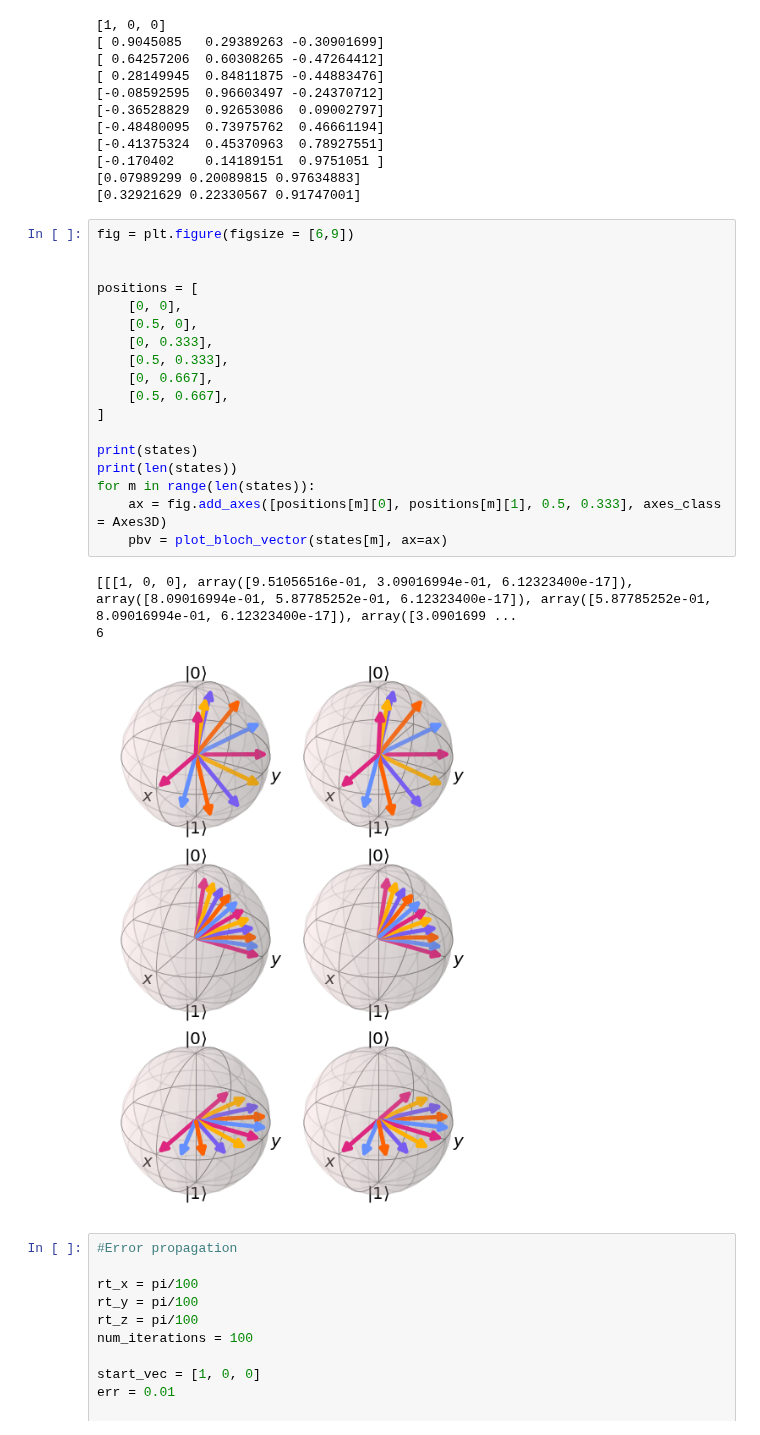
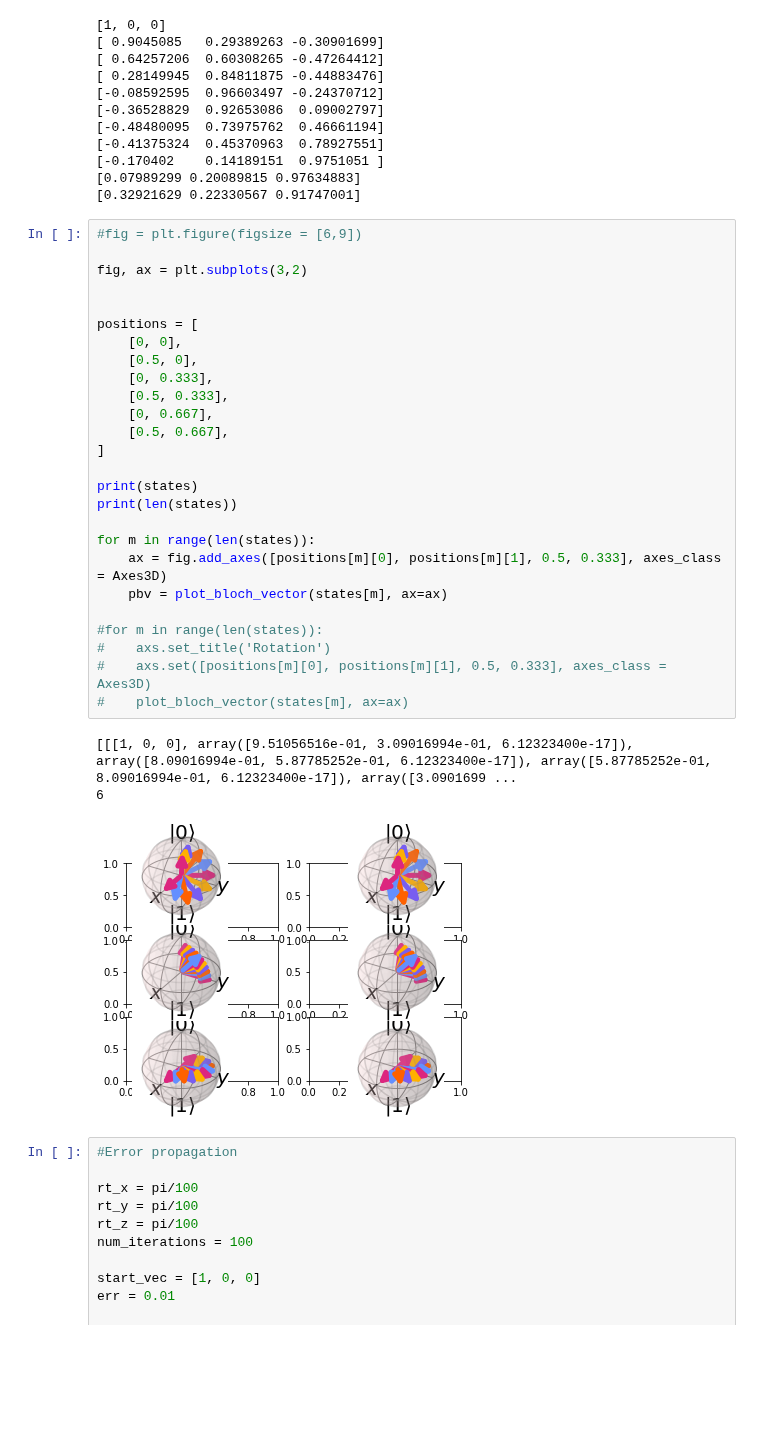
Before and after one commit to Sultanow/quantum, a Jupyter notebook: bloch_sphere/rotate_su2_qiskit_showcase.ipynb, the cells around one changed output. Drawn from its saved outputs; the diff is of its cells as text; blank space fills up the shorter version.

```diff
--- a/bloch_sphere/rotate_su2_qiskit_showcase.ipynb
+++ b/bloch_sphere/rotate_su2_qiskit_showcase.ipynb
@@ -447,27 +447,35 @@ states.append(sv)
 [0.07989299 0.20089815 0.97634883]
 [0.32921629 0.22330567 0.91747001]
 # %%
-fig = plt.figure(figsize = [6,9])
+#fig = plt.figure(figsize = [6,9])
+
+fig, ax = plt.subplots(3,2)
 
 
 positions = [
     [0, 0],
     [0.5, 0],
     [0, 0.333],
     [0.5, 0.333],
     [0, 0.667],
     [0.5, 0.667],
 ]
 
 print(states)
 print(len(states))
+
 for m in range(len(states)):
     ax = fig.add_axes([positions[m][0], positions[m][1], 0.5, 0.333], axes_class = Axes3D)
     pbv = plot_bloch_vector(states[m], ax=ax)
+
+#for m in range(len(states)):
+#    axs.set_title('Rotation')
+#    axs.set([positions[m][0], positions[m][1], 0.5, 0.333], axes_class = Axes3D)
+#    plot_bloch_vector(states[m], ax=ax)
 # %% [output]
 [[[1, 0, 0], array([9.51056516e-01, 3.09016994e-01, 6.12323400e-17]), array([8.09016994e-01, 5.87785252e-01, 6.12323400e-17]), array([5.87785252e-01, 8.09016994e-01, 6.12323400e-17]), array([3.0901699 ...
 6
-[figure, old version]
+[figure, new version]
 # %%
 #Error propagation
 
```
